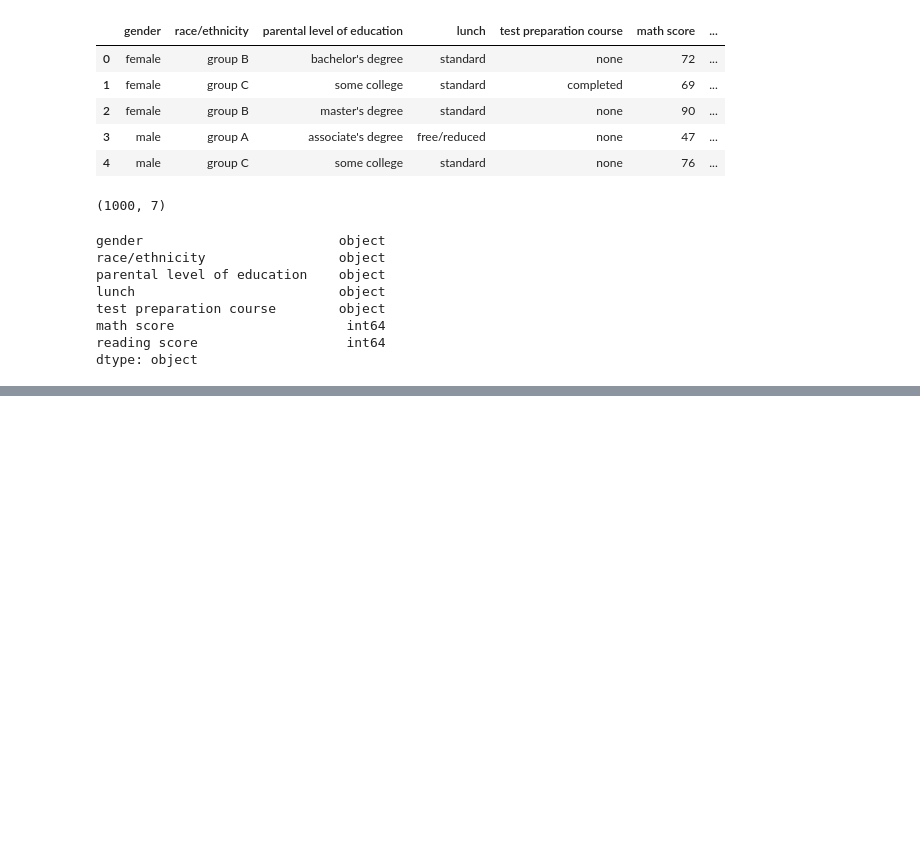
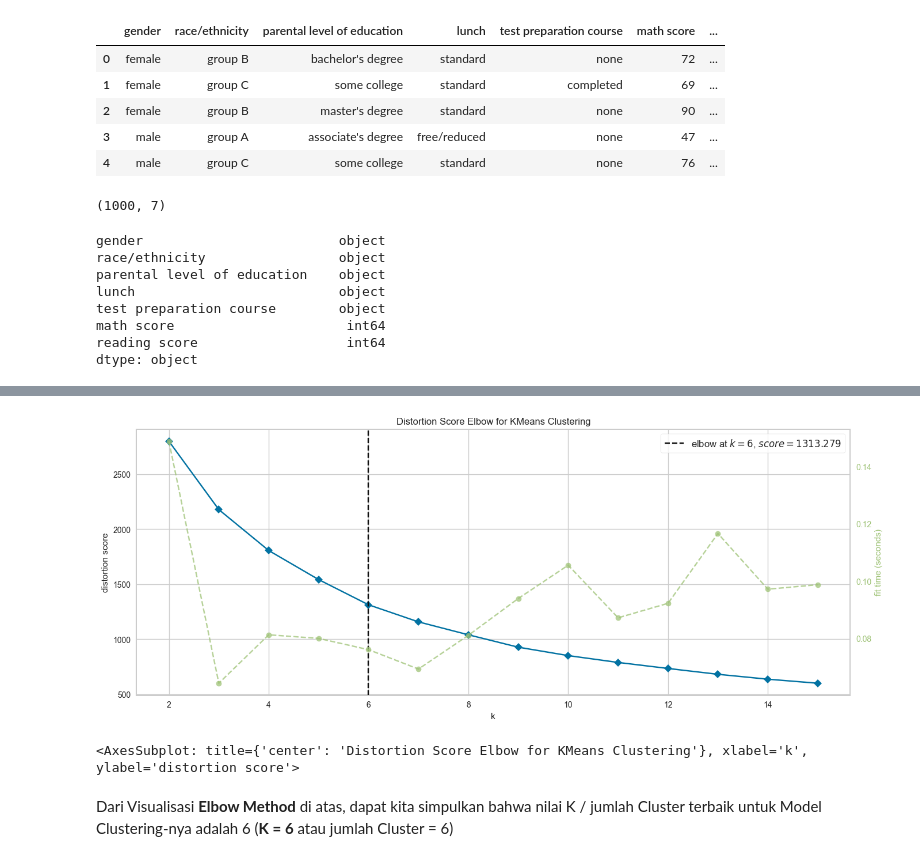
Before and after one commit to Arckitechttt/Students-Performace-Segmentation-Website, a Jupyter notebook: model/model.ipynb, the cells around one changed output, grey strips where cells are left out. Drawn from its saved outputs; the diff is of its cells as text; code cells hidden in the pictures; blank space fills up the shorter version.

```diff
--- a/model/model.ipynb
+++ b/model/model.ipynb
@@ -173,0 +348,4 @@ pickle.dump(kmeans, open('model.pkl', 'wb'))
+# %%
+df['test preparation course'] = pd.to_numeric(df['test preparation course'])
+
+df['test preparation course'].dtype
@@ -173,0 +375,7 @@ pickle.dump(kmeans, open('model.pkl', 'wb'))
+# %%
+x_scale = df
+# %%
+sc = StandardScaler()
+
+dataSP = pd.DataFrame(sc.fit_transform(x_scale), columns=x_scale.columns)
+dataSP
@@ -173,0 +400,6 @@ pickle.dump(kmeans, open('model.pkl', 'wb'))
+# %%
+pca = PCA(n_components=3)
+principalComponents = pca.fit_transform(dataSP)
+principalData = pd.DataFrame(data = principalComponents, columns=['PC1', 'PC2', 'PC3'])
+
+principalData
@@ -173,0 +445,10 @@ pickle.dump(kmeans, open('model.pkl', 'wb'))
+# %%
+visualizer = KElbowVisualizer(KMeans(), k=15)
+
+visualizer.fit(principalData)
+visualizer.show()
+# %% [output]
+[figure, added]
+<AxesSubplot: title={'center': 'Distortion Score Elbow for KMeans Clustering'}, xlabel='k', ylabel='distortion score'>
+# %% [markdown]
+Dari Visualisasi **Elbow Method** di atas, dapat kita simpulkan bahwa nilai K / jumlah Cluster terbaik untuk Model Clustering-nya adalah 6 (**K = 6** atau jumlah Cluster = 6)
```
Also changed, not shown: parts of 87 cells of this notebook, 8 other files.
